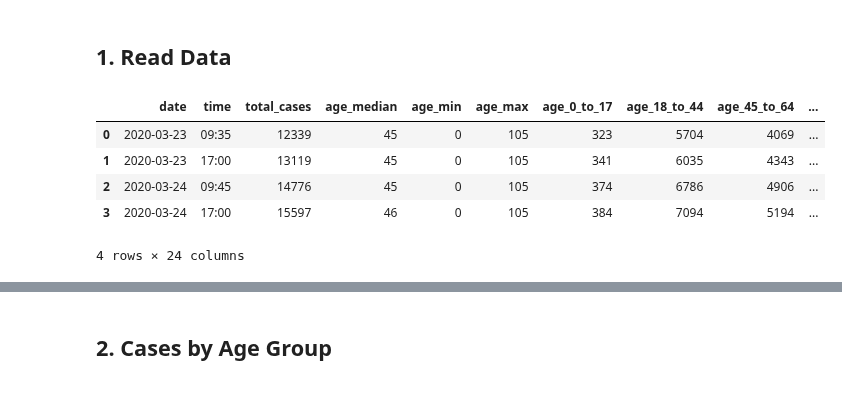
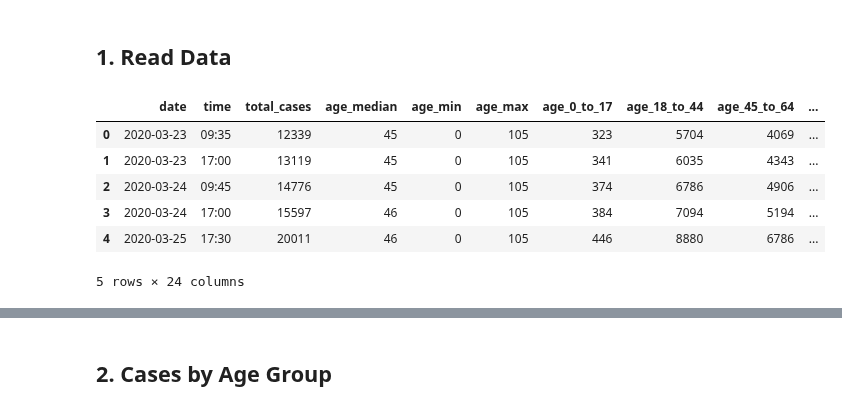
Before and after one commit to carlos-afonso/COVID-19, a Jupyter notebook: notebooks/nyc-covid-19-summary.ipynb, the cells around one changed output, grey strips where cells are left out. Drawn from its saved outputs; the diff is of its cells as text; code cells hidden in the pictures.

```diff
--- a/notebooks/nyc-covid-19-summary.ipynb
+++ b/notebooks/nyc-covid-19-summary.ipynb
@@ -12,18 +12,19 @@ import pandas as pd
 # %%
 update_str = 'as reported by NYC Health on March 24, 2020, 5 pm'
 source_str = 'Data: nyc.gov/coronavirus - Plot: carlos-afonso.github.io/COVID-19'
 
-data_file = '../data/nyc-health-daily-data-summary/nyc-covid-19-summary-from-2020-03-23.csv'
+data_file = '../data/nyc-health-daily-updates/cases/nyc-covid-19-summary-from-2020-03-23.csv'
 
 df = pd.read_csv(data_file)
 df
 # %% [output]
 |  | date | time | total_cases | age_median | age_min | age_max | age_0_to_17 | age_18_to_44 | age_45_to_64 | ... |
 | 0 | 2020-03-23 | 09:35 | 12339 | 45 | 0 | 105 | 323 | 5704 | 4069 | ... |
 | 1 | 2020-03-23 | 17:00 | 13119 | 45 | 0 | 105 | 341 | 6035 | 4343 | ... |
 | 2 | 2020-03-24 | 09:45 | 14776 | 45 | 0 | 105 | 374 | 6786 | 4906 | ... |
 | 3 | 2020-03-24 | 17:00 | 15597 | 46 | 0 | 105 | 384 | 7094 | 5194 | ... |
+| 4 | 2020-03-25 | 17:30 | 20011 | 46 | 0 | 105 | 446 | 8880 | 6786 | ... |
-4 rows × 24 columns
+5 rows × 24 columns
 # %%
 # Show latest data
 df.iloc[-1]
```
Also changed, not shown: parts of 4 cells of this notebook, 7 other files.
